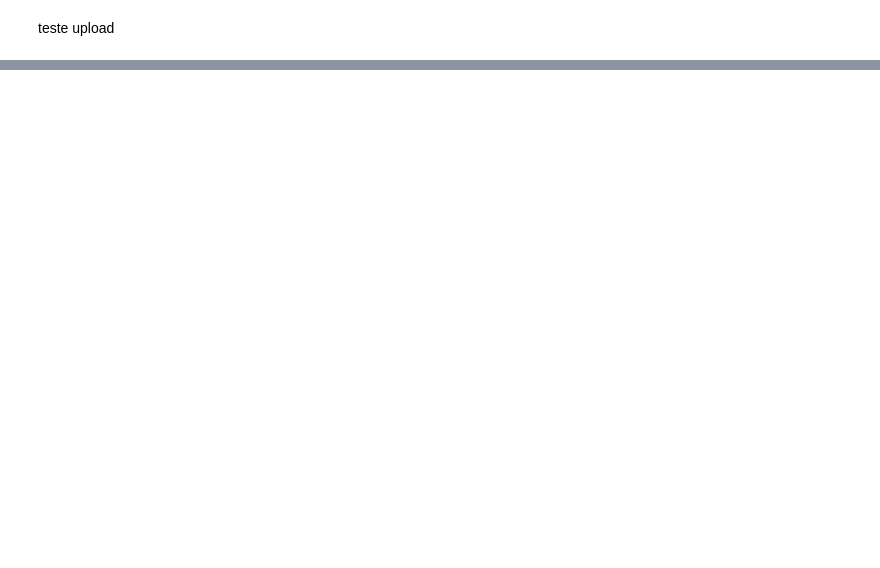
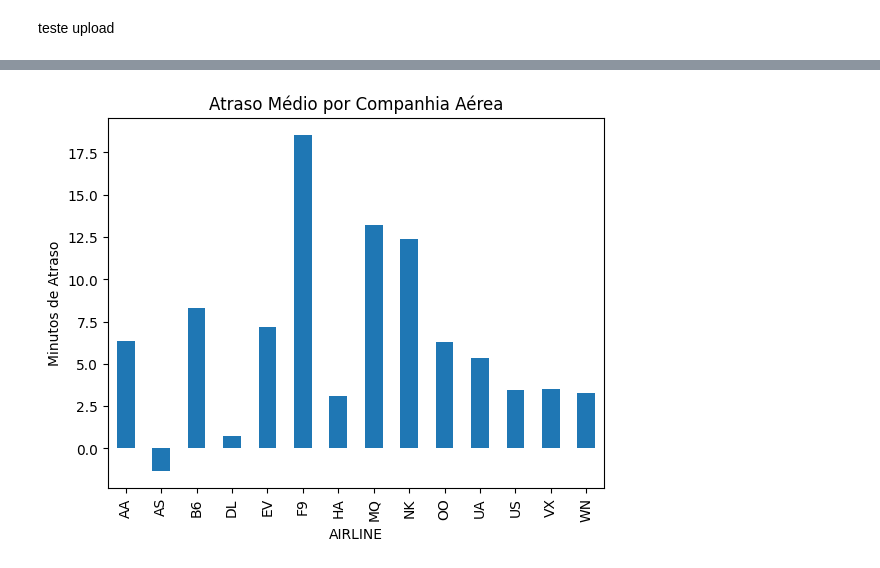
Before and after one commit to dioallan/posTechChalenge, a Jupyter notebook: techChalenge03.ipynb, the cells around one changed output, grey strips where cells are left out. Cells and saved outputs as stored; diff of their text form; code cells hidden in the pictures; blank space fills up the shorter version.

```diff
--- a/techChalenge03.ipynb
+++ b/techChalenge03.ipynb
@@ -35,0 +119,8 @@ df_airports.head()
+# %%
+# Proporção de atrasos por companhia aérea
+df_flights.groupby('AIRLINE')['ARRIVAL_DELAY'].mean().plot(kind='bar')
+plt.title('Atraso Médio por Companhia Aérea')
+plt.ylabel('Minutos de Atraso')
+plt.show()
+# %% [output]
+[figure, added]
```
Also changed, not shown: parts of 50 cells of this notebook.
